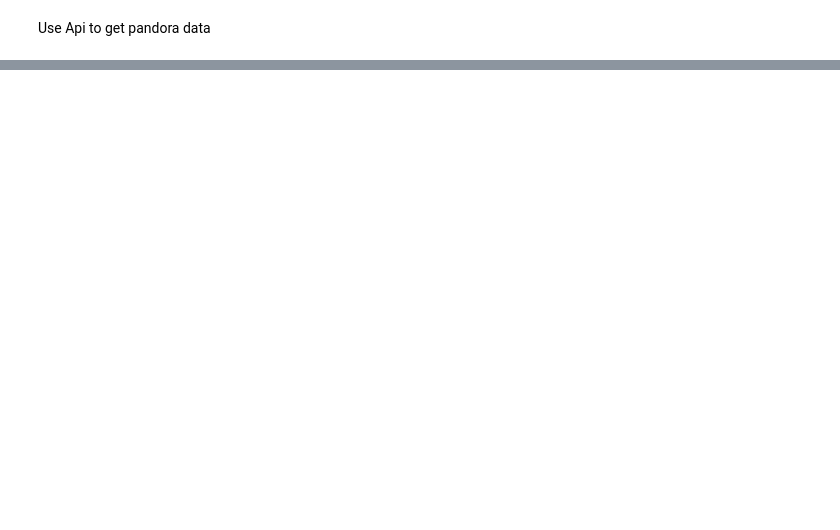
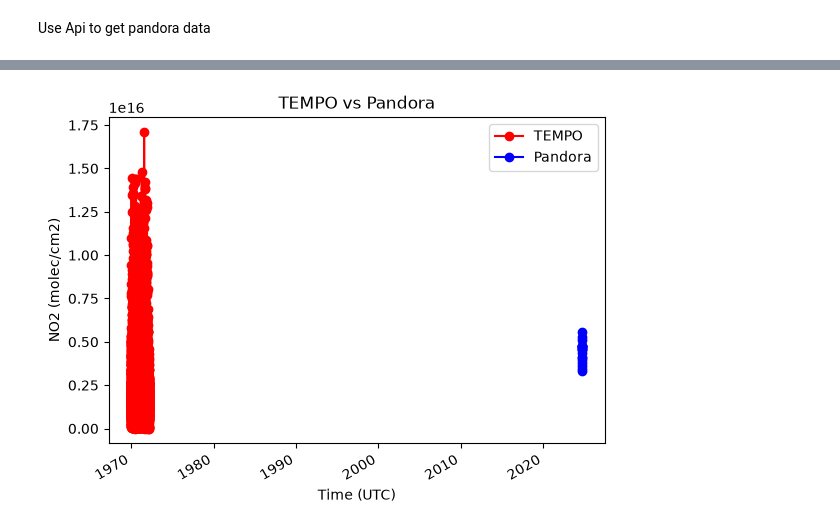
Before and after one commit to davidcwilcoxbuffs/HRHAQIII, a Jupyter notebook: Regrid_HAQIII_python_HamptonRoadsHAQII_Spring2025/Regrid_HRHAQII_Code_ReadME_HamptonRoadsHAQIII_Spring2025/Regrid_HRHAQIII.ipynb, the cells around one changed output, grey strips where cells are left out. Drawn from its saved outputs; the diff is of its cells as text; code cells hidden in the pictures; blank space fills up the shorter version.

```diff
--- a/Regrid_HAQIII_python_HamptonRoadsHAQII_Spring2025/Regrid_HRHAQII_Code_ReadME_HamptonRoadsHAQIII_Spring2025/Regrid_HRHAQIII.ipynb
+++ b/Regrid_HAQIII_python_HamptonRoadsHAQII_Spring2025/Regrid_HRHAQII_Code_ReadME_HamptonRoadsHAQIII_Spring2025/Regrid_HRHAQIII.ipynb
@@ -153,10 +347,12 @@ None
 # %%
 #plot TEMPO vs Pandora data (same units so dont worry about conversion)
-ax.plot(title='TEMPO vs Pandora',ylabel= 'NO2 (molec/cm2)', label='TEMPO', marker='o', linestyle='-',color='r')
+nx.plot(title='TEMPO vs Pandora',ylabel= 'NO2 (molec/cm2)', label='TEMPO', marker='o', linestyle='-',color='r')
 px.plot(label='Pandora', marker='o', linestyle='-',xlabel='Time (UTC)',color='b')
 #dx.plot(label='Pandora', marker='o', linestyle='-',xlabel='Time (UTC)',color='b')
 plt.legend()
 None
+# %% [output]
+[figure, added]
 # %%
 # Plot airnow vs TEMPO, different units, but don't worry, that is why we created the Pandora graph above
 airnowno2 = adf['no2'].groupby(adf['time']).median()
```
Also changed, not shown: parts of 27 cells of this notebook, 11 other files.
